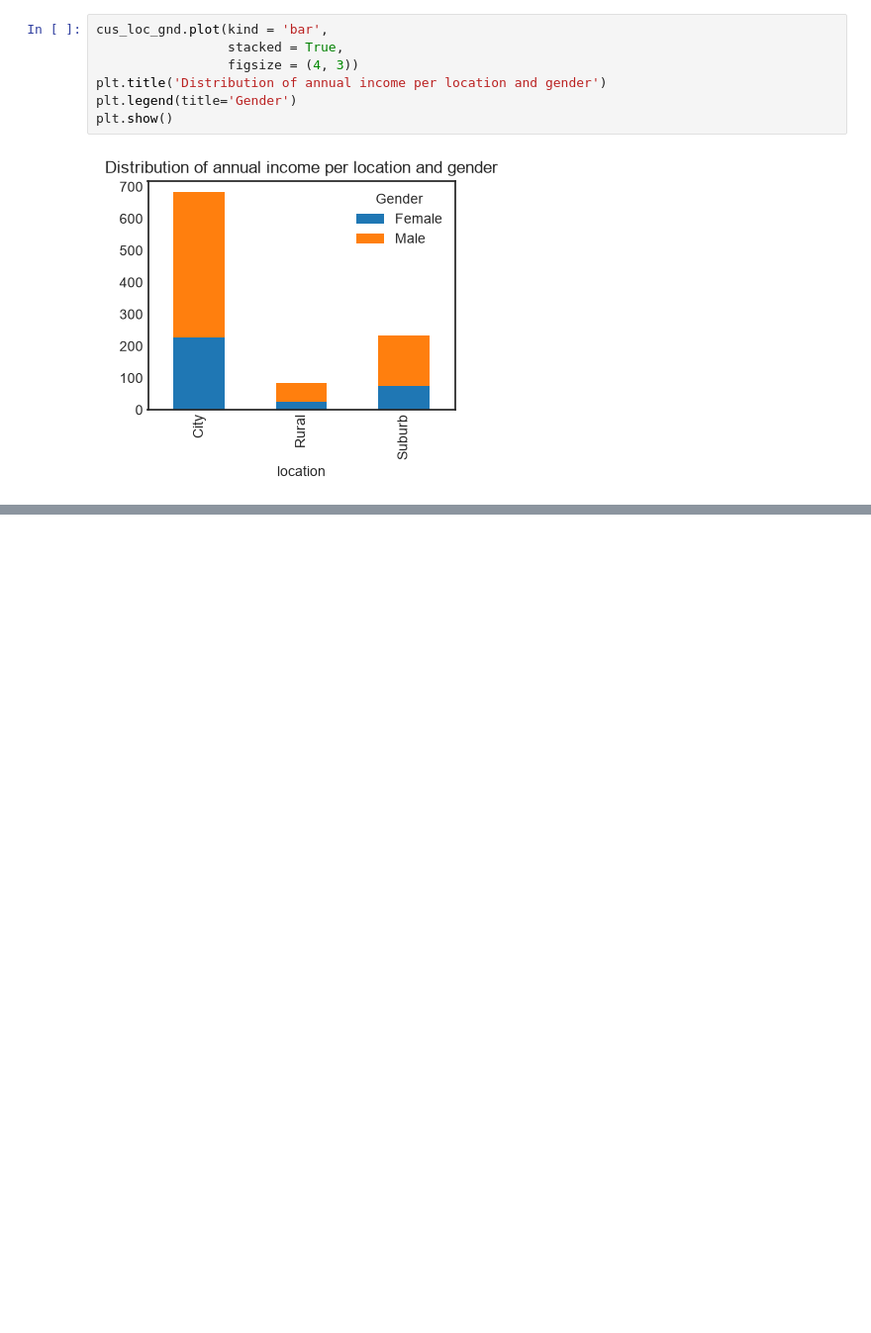
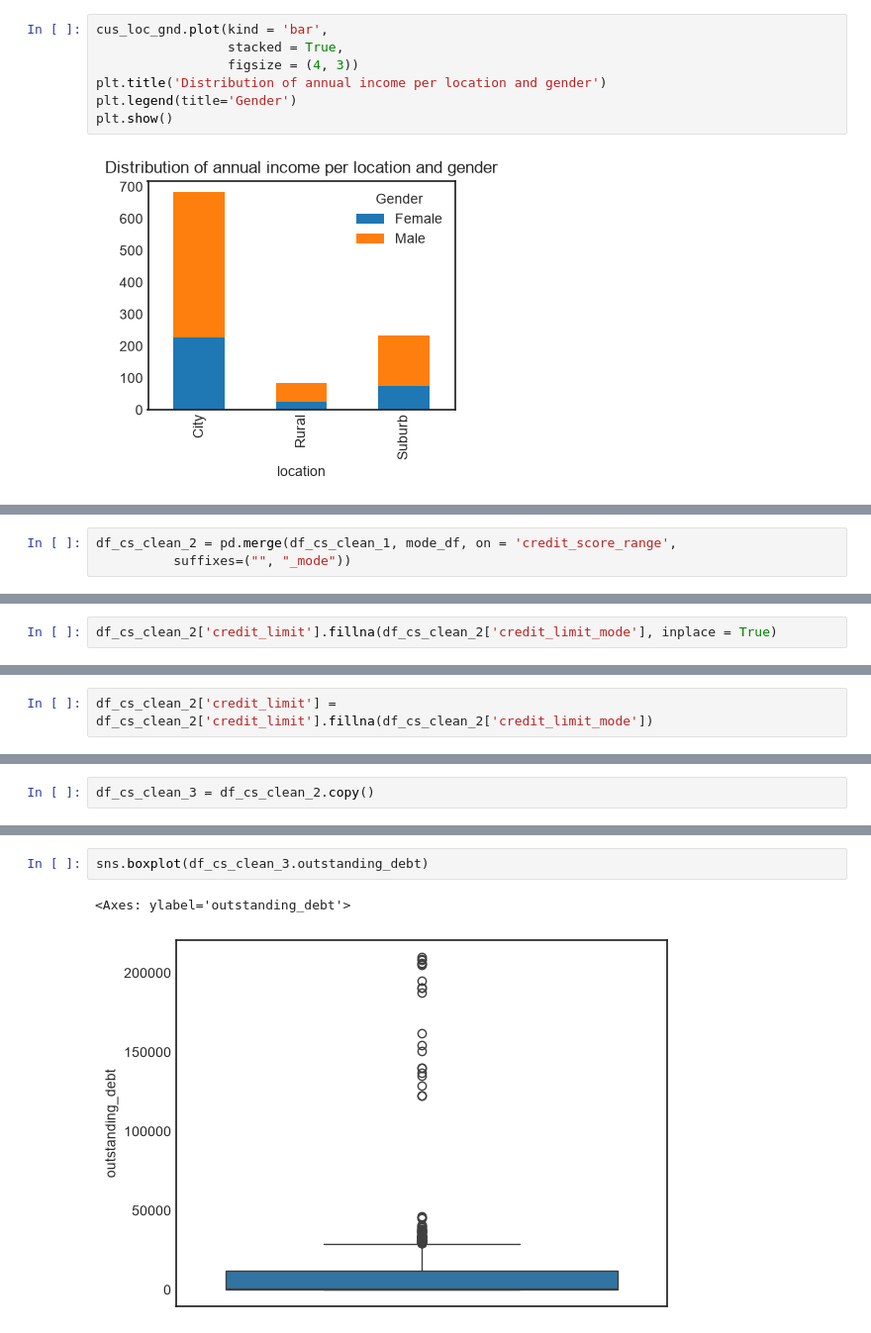
Before and after one commit to vaibhavavhad264/data_science, a Jupyter notebook: Bank Project/some pre analysis.ipynb, the cells around one changed output, grey strips where cells are left out. Shown at 99% size. Drawn from its saved outputs; the diff is of its cells as text; blank space fills up the shorter version.

```diff
--- a/Bank Project/some pre analysis.ipynb
+++ b/Bank Project/some pre analysis.ipynb
@@ -623,0 +768,3 @@ plt.show()
+# %%
+df_cs_clean_2 = pd.merge(df_cs_clean_1, mode_df, on = 'credit_score_range',
+          suffixes=("", "_mode"))
@@ -623,0 +782,2 @@ plt.show()
+# %%
+df_cs_clean_2['credit_limit'].fillna(df_cs_clean_2['credit_limit_mode'], inplace = True)
@@ -623,0 +804,2 @@ plt.show()
+# %%
+df_cs_clean_2['credit_limit'] = df_cs_clean_2['credit_limit'].fillna(df_cs_clean_2['credit_limit_mode'])
@@ -623,0 +810,2 @@ plt.show()
+# %%
+df_cs_clean_3 = df_cs_clean_2.copy()
@@ -623,0 +836,5 @@ plt.show()
+# %%
+sns.boxplot(df_cs_clean_3.outstanding_debt)
+# %% [output]
+<Axes: ylabel='outstanding_debt'>
+[figure, added]
```
Also changed, not shown: parts of 30 cells of this notebook.
